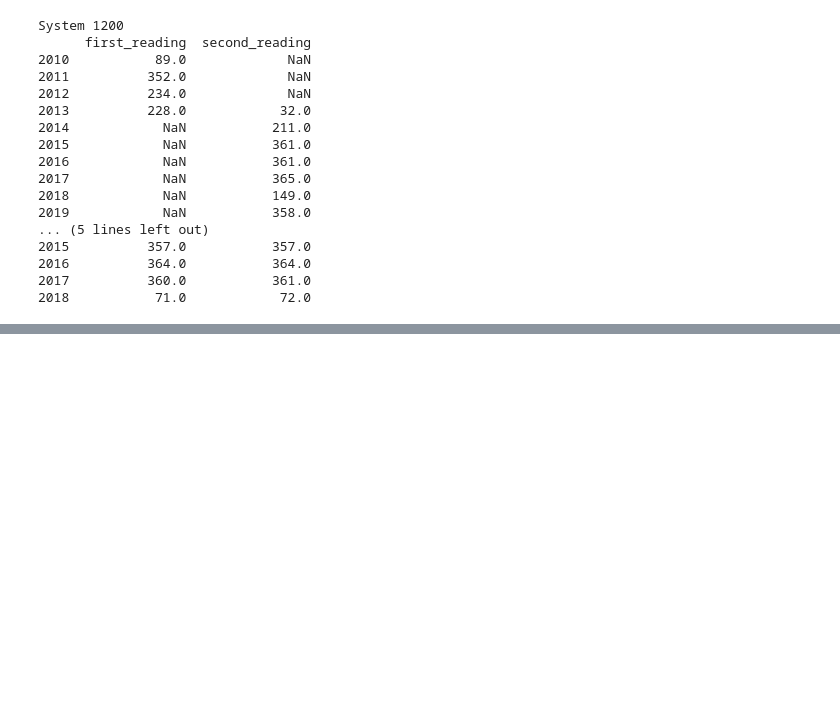
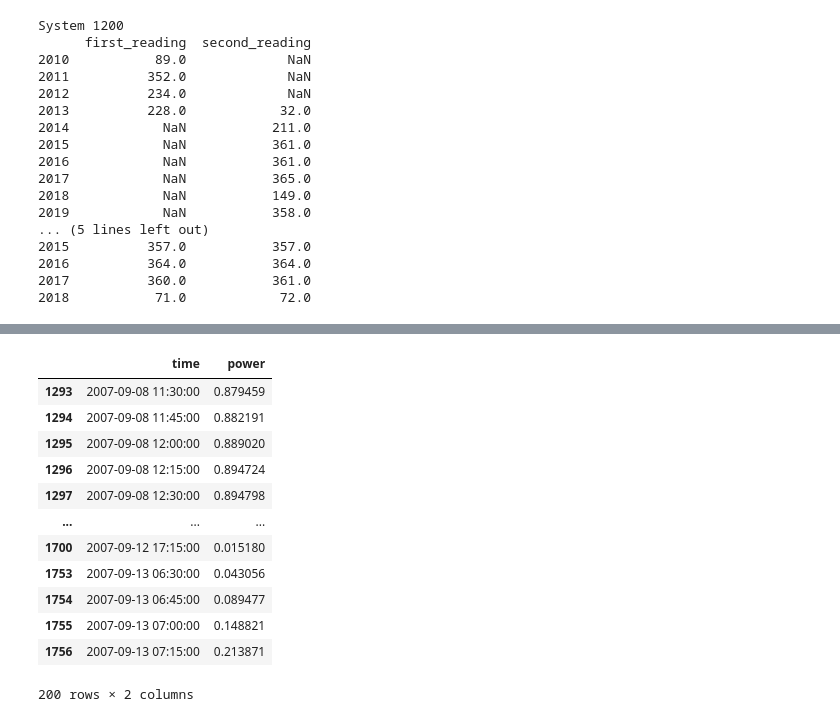
Before and after one commit to Erdos-Projects/predicting-day-ahead-solar-power-production, a Jupyter notebook: src/data/pwr/extract_ac_power_functions.ipynb, the cells around one changed output, grey strips where cells are left out. Cells and saved outputs as stored; diff of their text form; code cells hidden in the pictures; blank space fills up the shorter version.

```diff
--- a/src/data/pwr/extract_ac_power_functions.ipynb
+++ b/src/data/pwr/extract_ac_power_functions.ipynb
@@ -1641,0 +1753,16 @@ System 1200
+# %%
+good_data_4.iloc[600:800]
+# %% [output]
+|  | time | power |
+| 1293 | 2007-09-08 11:30:00 | 0.879459 |
+| 1294 | 2007-09-08 11:45:00 | 0.882191 |
+| 1295 | 2007-09-08 12:00:00 | 0.889020 |
+| 1296 | 2007-09-08 12:15:00 | 0.894724 |
+| 1297 | 2007-09-08 12:30:00 | 0.894798 |
+| ... | ... | ... |
+| 1700 | 2007-09-12 17:15:00 | 0.015180 |
+| 1753 | 2007-09-13 06:30:00 | 0.043056 |
+| 1754 | 2007-09-13 06:45:00 | 0.089477 |
+| 1755 | 2007-09-13 07:00:00 | 0.148821 |
+| 1756 | 2007-09-13 07:15:00 | 0.213871 |
+200 rows × 2 columns
```
Also changed, not shown: parts of 32 cells of this notebook, 8 other files.
